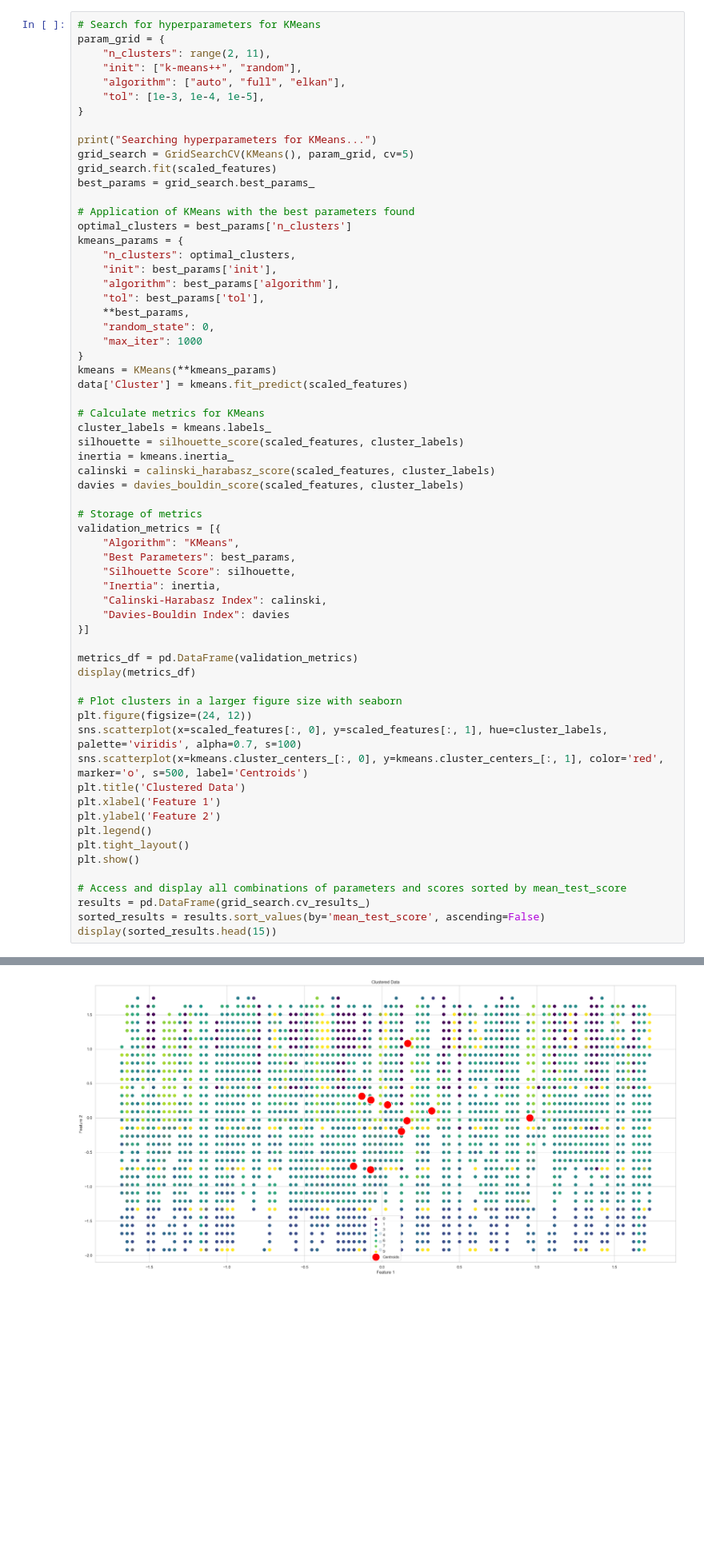
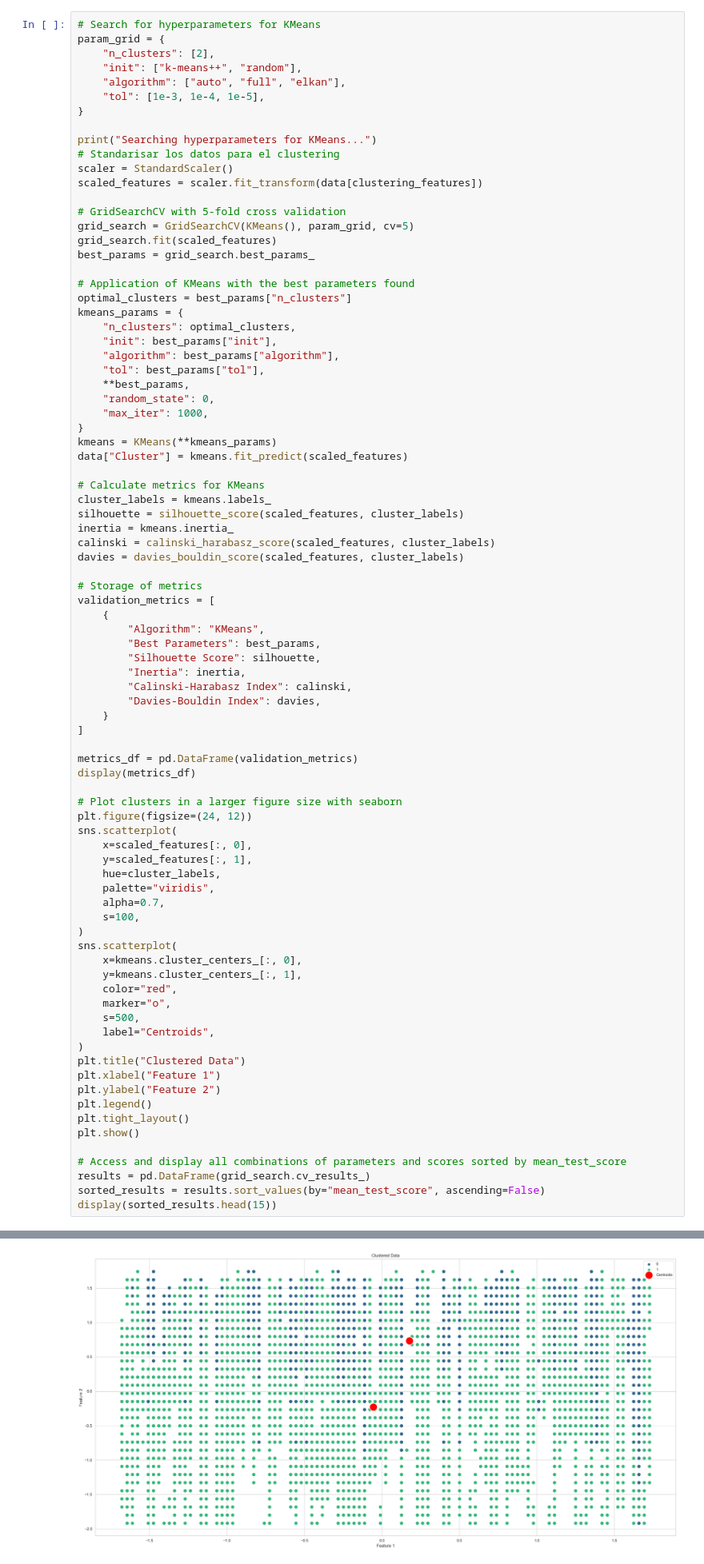
Before and after one commit to zapata-git/Tasas-de-suicidio-de-1985-a-2016, a Jupyter notebook: 2 Modelos de clasificación.ipynb, the cells around one changed output, grey strips where cells are left out. Shown: that part at 80% size. Saved outputs shown, nothing was run; the diff lists cells and outputs as text; blank space fills up the shorter version.

```diff
--- a/2 Modelos de clasificación.ipynb
+++ b/2 Modelos de clasificación.ipynb
@@ -63,30 +99,35 @@ plt.show()
 # %%
 # Search for hyperparameters for KMeans
 param_grid = {
-    "n_clusters": range(2, 11),
+    "n_clusters": [2],
     "init": ["k-means++", "random"],
     "algorithm": ["auto", "full", "elkan"],
     "tol": [1e-3, 1e-4, 1e-5],
 }
 
 print("Searching hyperparameters for KMeans...")
+# Standarisar los datos para el clustering
+scaler = StandardScaler()
+scaled_features = scaler.fit_transform(data[clustering_features])
+
+# GridSearchCV with 5-fold cross validation
 grid_search = GridSearchCV(KMeans(), param_grid, cv=5)
 grid_search.fit(scaled_features)
 best_params = grid_search.best_params_
 
 # Application of KMeans with the best parameters found
-optimal_clusters = best_params['n_clusters']
+optimal_clusters = best_params["n_clusters"]
 kmeans_params = {
     "n_clusters": optimal_clusters,
-    "init": best_params['init'],
-    "algorithm": best_params['algorithm'],
-    "tol": best_params['tol'],
+    "init": best_params["init"],
+    "algorithm": best_params["algorithm"],
+    "tol": best_params["tol"],
     **best_params,
     "random_state": 0,
-    "max_iter": 1000
+    "max_iter": 1000,
 }
 kmeans = KMeans(**kmeans_params)
-data['Cluster'] = kmeans.fit_predict(scaled_features)
+data["Cluster"] = kmeans.fit_predict(scaled_features)
 
 # Calculate metrics for KMeans
 cluster_labels = kmeans.labels_
@@ -96,32 +137,48 @@ calinski = calinski_harabasz_score(scaled_features, cluster_labels)
 davies = davies_bouldin_score(scaled_features, cluster_labels)
 
 # Storage of metrics
-validation_metrics = [{
-    "Algorithm": "KMeans",
-    "Best Parameters": best_params,
-    "Silhouette Score": silhouette,
-    "Inertia": inertia,
-    "Calinski-Harabasz Index": calinski,
-    "Davies-Bouldin Index": davies
-}]
+validation_metrics = [
+    {
+        "Algorithm": "KMeans",
+        "Best Parameters": best_params,
+        "Silhouette Score": silhouette,
+        "Inertia": inertia,
+        "Calinski-Harabasz Index": calinski,
+        "Davies-Bouldin Index": davies,
+    }
+]
 
 metrics_df = pd.DataFrame(validation_metrics)
 display(metrics_df)
 
 # Plot clusters in a larger figure size with seaborn
 plt.figure(figsize=(24, 12))
-sns.scatterplot(x=scaled_features[:, 0], y=scaled_features[:, 1], hue=cluster_labels, palette='viridis', alpha=0.7, s=100)
-sns.scatterplot(x=kmeans.cluster_centers_[:, 0], y=kmeans.cluster_centers_[:, 1], color='red', marker='o', s=500, label='Centroids')
-plt.title('Clustered Data')
-plt.xlabel('Feature 1')
-plt.ylabel('Feature 2')
+sns.scatterplot(
+    x=scaled_features[:, 0],
+    y=scaled_features[:, 1],
+    hue=cluster_labels,
+    palette="viridis",
+    alpha=0.7,
+    s=100,
+)
+sns.scatterplot(
+    x=kmeans.cluster_centers_[:, 0],
+    y=kmeans.cluster_centers_[:, 1],
+    color="red",
+    marker="o",
+    s=500,
+    label="Centroids",
+)
+plt.title("Clustered Data")
+plt.xlabel("Feature 1")
+plt.ylabel("Feature 2")
 plt.legend()
 plt.tight_layout()
 plt.show()
 
 # Access and display all combinations of parameters and scores sorted by mean_test_score
 results = pd.DataFrame(grid_search.cv_results_)
-sorted_results = results.sort_values(by='mean_test_score', ascending=False)
+sorted_results = results.sort_values(by="mean_test_score", ascending=False)
 display(sorted_results.head(15))
 # %% [output]
 Searching hyperparameters for KMeans...
@@ -130,2 +187,2 @@ Searching hyperparameters for KMeans...
-[figure, old version]
+[figure, new version]
 |  | mean_fit_time | std_fit_time | mean_score_time | std_score_time | param_algorithm | param_init | ... |
```
Also changed, not shown: parts of 4 cells of this notebook.
